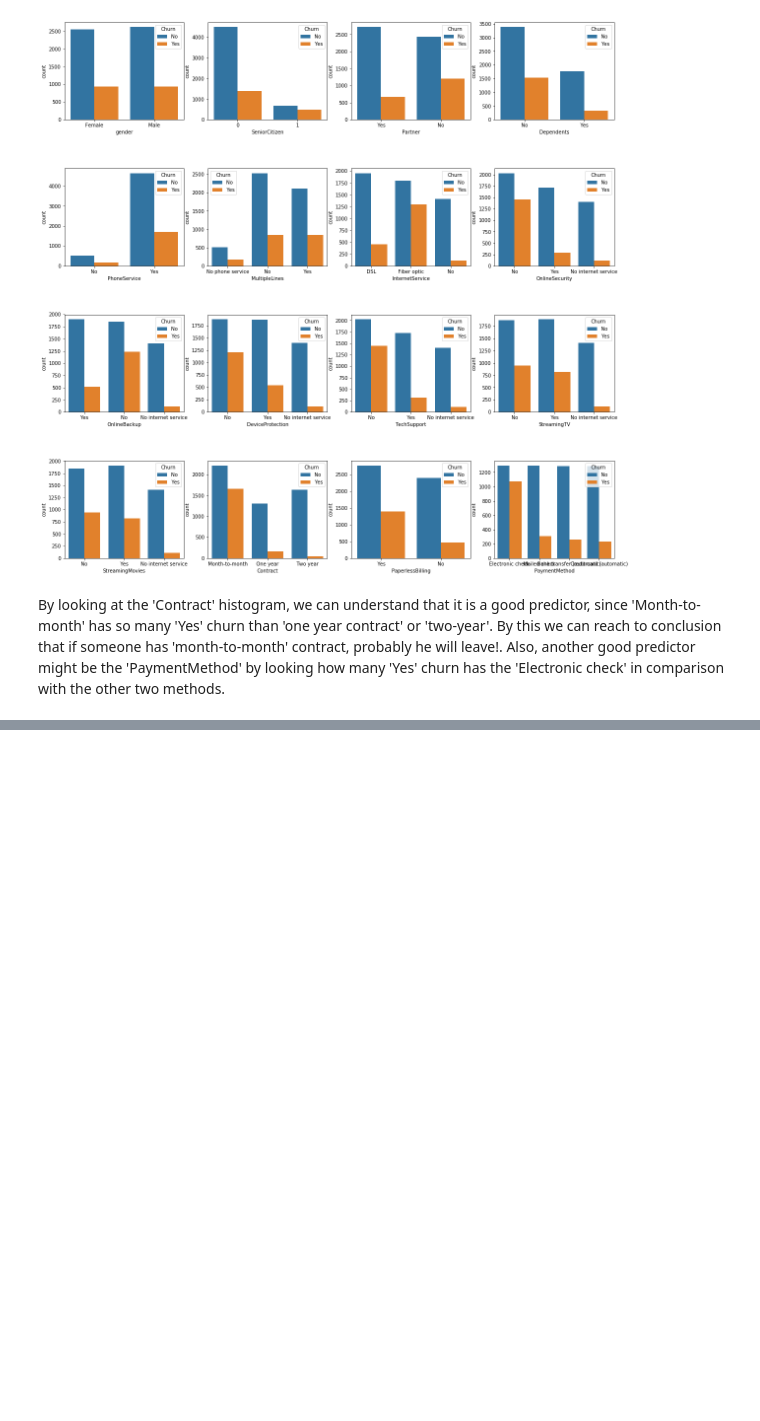
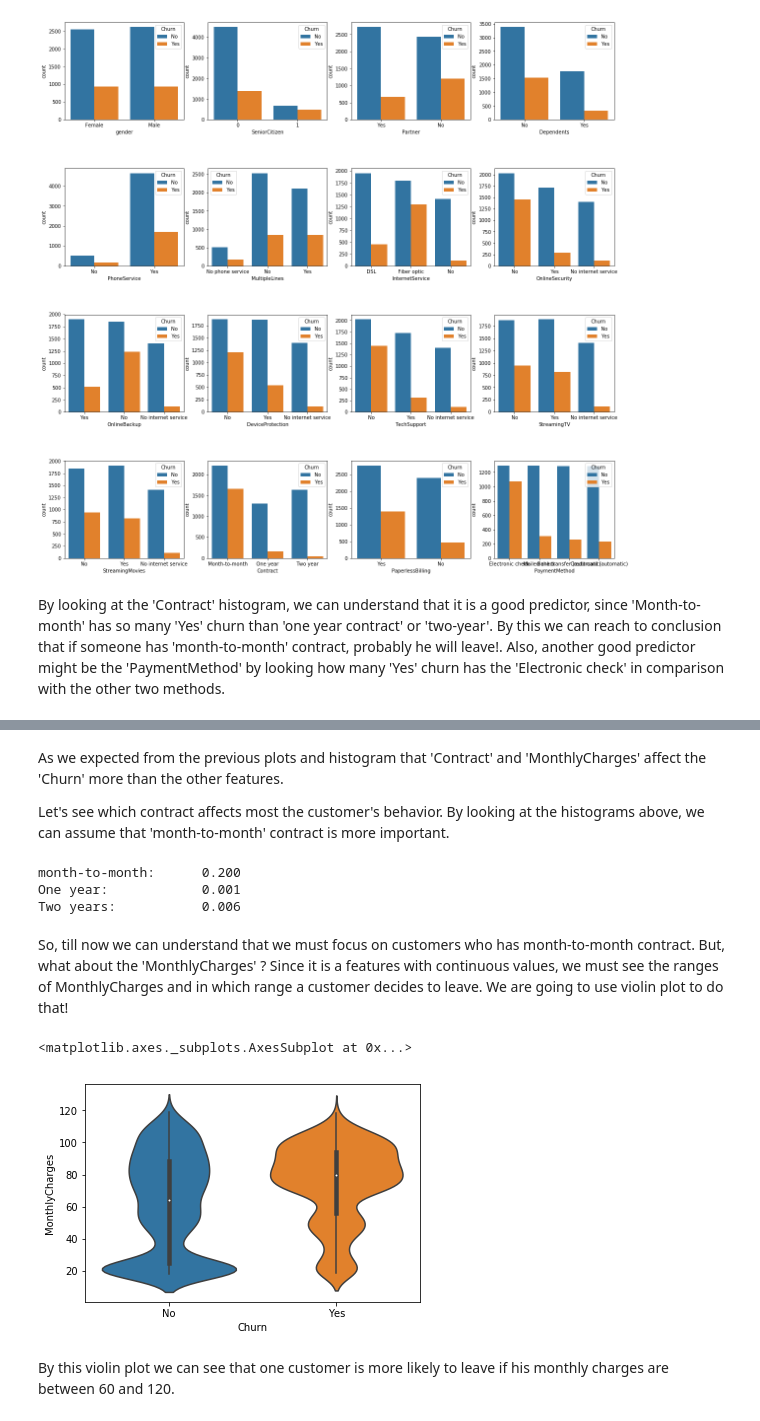
Before and after one commit to Klainti/Machine-Learning, a Jupyter notebook: project2/decisionTree.ipynb, the cells around one changed output, grey strips where cells are left out. Drawn from its saved outputs; the diff is of its cells as text; code cells hidden in the pictures; blank space fills up the shorter version.

```diff
--- a/project2/project2.ipynb
+++ b/project2/decisionTree.ipynb
@@ -133,0 +211,20 @@ fitted.score(X_test,y_test)
+# %% [markdown]
+As we expected from the previous plots and histogram that 'Contract' and 'MonthlyCharges' affect the 'Churn' more than the other features.
+
+Let's see which contract affects most the customer's behavior. By looking at the histograms above, we can assume that 'month-to-month' contract is more important.
+# %%
+print("month-to-month: {2:>10.3f}\nOne year: {1:>16.3f}\nTwo years: {0:>15.3f}"
+      .format(encoded_features_dict['Contract_One year'],encoded_features_dict['Contract_Two year'],encoded_features_dict['Contract_Month-to-month']))
+# %% [output]
+month-to-month:      0.200
+One year:            0.001
+Two years:           0.006
+# %% [markdown]
+So, till now we can understand that we must focus on customers who has month-to-month contract. But, what about the 'MonthlyCharges' ? Since it is a features with continuous values, we must see the ranges of MonthlyCharges and in which range a customer decides to leave. We are going to use violin plot to do that!
+# %%
+sns.violinplot(x = "Churn", y="MonthlyCharges", data = data)
+# %% [output]
+<matplotlib.axes._subplots.AxesSubplot at 0x...>
+[figure, added]
+# %% [markdown]
+By this violin plot we can see that one customer is more likely to leave if his monthly charges are between 60 and 120.
```
Also changed, not shown: parts of 22 cells of this notebook, 1 other file.
